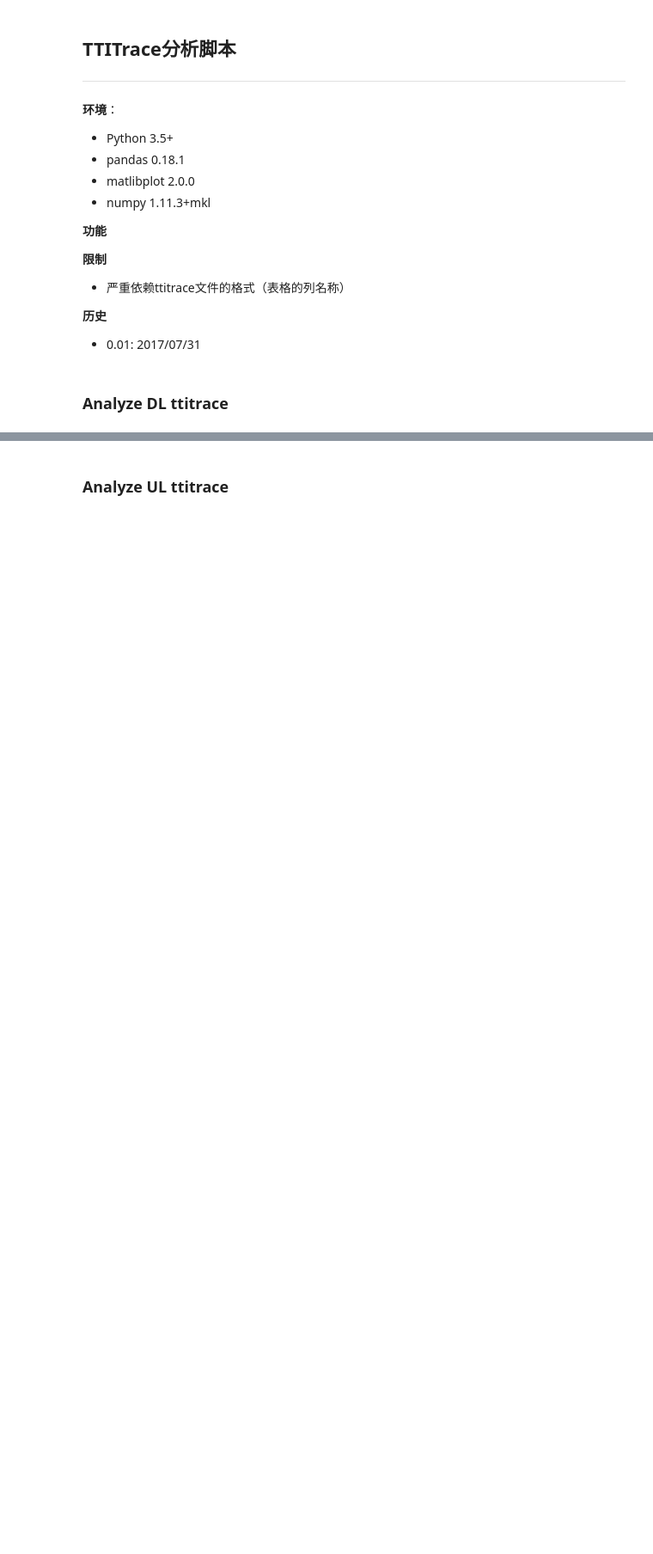
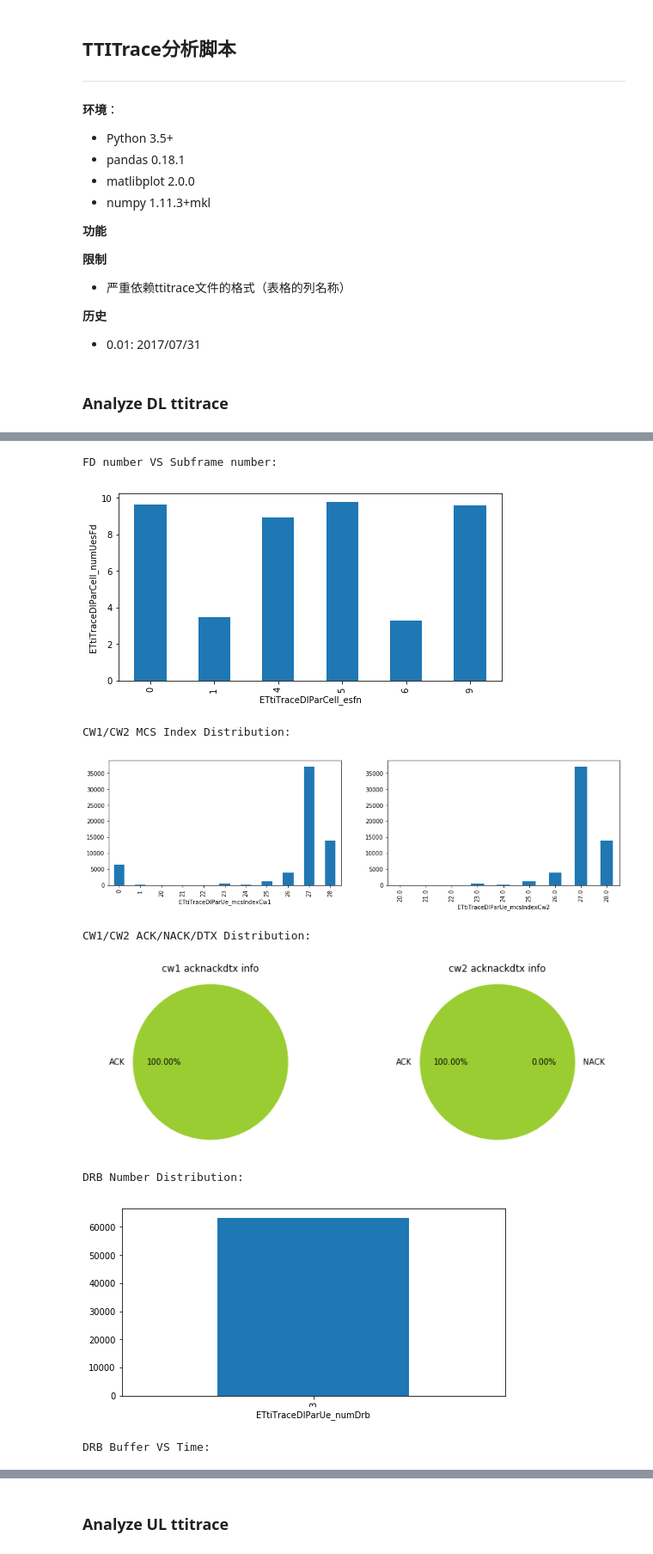
Before and after one commit to w26738/NSB, a Jupyter notebook: ttitrace_analyzer.ipynb, the cells around one changed output, grey strips where cells are left out. Shown at 86% size. Saved outputs shown, nothing was run; the diff lists cells and outputs as text; code cells hidden in the pictures; blank space fills up the shorter version.

```diff
--- a/ttitrace_analyzer.ipynb
+++ b/ttitrace_analyzer.ipynb
@@ -24,11 +24,9 @@ import os
 import warnings
 warnings.filterwarnings('ignore')
 
-%matplotlib inline
-
-TTITRACE_PATH = r"D:\userdata\anliu\Desktop\log\20170509"
-FILENAME_DL = "ttiTrace_20170509122248_1232_dl_0001.csv"
-FILENAME_UL = "ttiTrace_20161219154517_1236_ul_0002.csv"
+TTITRACE_PATH = r"D:\userdata\anliu\Desktop\log\20170509\ttitrace_2"
+FILENAME_DL = "ttiTrace_20170509104248_1332_dl_0001.csv"
+FILENAME_UL = "ttiTrace_20170509104248_1333_ul_0001.csv"
 
 def csv_prepare(file, comment="Time"):
     nrow = 0
@@ -148,31 +166,41 @@ plt.show()
 # DRB数量分布
 print('DRB Number Distribution:')
 fig = plt.figure(figsize=(8,4))
 ax = ttitrace_dl.groupby('ETtiTraceDlParUe_numDrb').size().plot(kind='bar')
 plt.show()
 
 # DRB Buffer中数据分布
 print('DRB Buffer VS Time:')
 
 dl_drb_vs_time = ttitrace_dl.groupby('Time')[['ETtiTraceDlParUe_dataInDrb1','ETtiTraceDlParUe_dataInDrb2',
                                               'ETtiTraceDlParUe_dataInDrb3']].sum()
-ax = dl_drb_vs_time.plot(kind='line', figsize=(8,6))
+ax = dl_drb_vs_time.plot(kind='line', figsize=(16,6))
 ax.set_xlabel('Time')
 ax.set_ylabel('ETtiTraceDlParUe_dataInDrb')
 plt.show()
 
 # 调制解调方式分布
 fig = plt.figure(figsize=(8,4))
 ax = ttitrace_dl['ETtiTraceDlParUe_spatialMode'].value_counts().plot(kind='pie', autopct='%1.2f%%')
 ax.axis('equal')
 ax.set_xlabel('')
 ax.set_ylabel('')
 plt.show()
 
 # CA UE分布
 fig = plt.figure(figsize=(8,4))
 ax = ttitrace_dl['ETtiTraceDlParUe_CaUeType'].value_counts().plot(kind='pie', autopct='%1.2f%%')
 ax.axis('equal')
 ax.set_xlabel('')
 ax.set_ylabel('')
 plt.show()
+# %% [output]
+FD number VS Subframe number:
+[figure, added]
+CW1/CW2 MCS Index Distribution:
+[figure, added]
+CW1/CW2 ACK/NACK/DTX Distribution:
+[figure, added]
+DRB Number Distribution:
+[figure, added]
+DRB Buffer VS Time:
```
Also changed, not shown: parts of 5 cells of this notebook, 2 other files.
